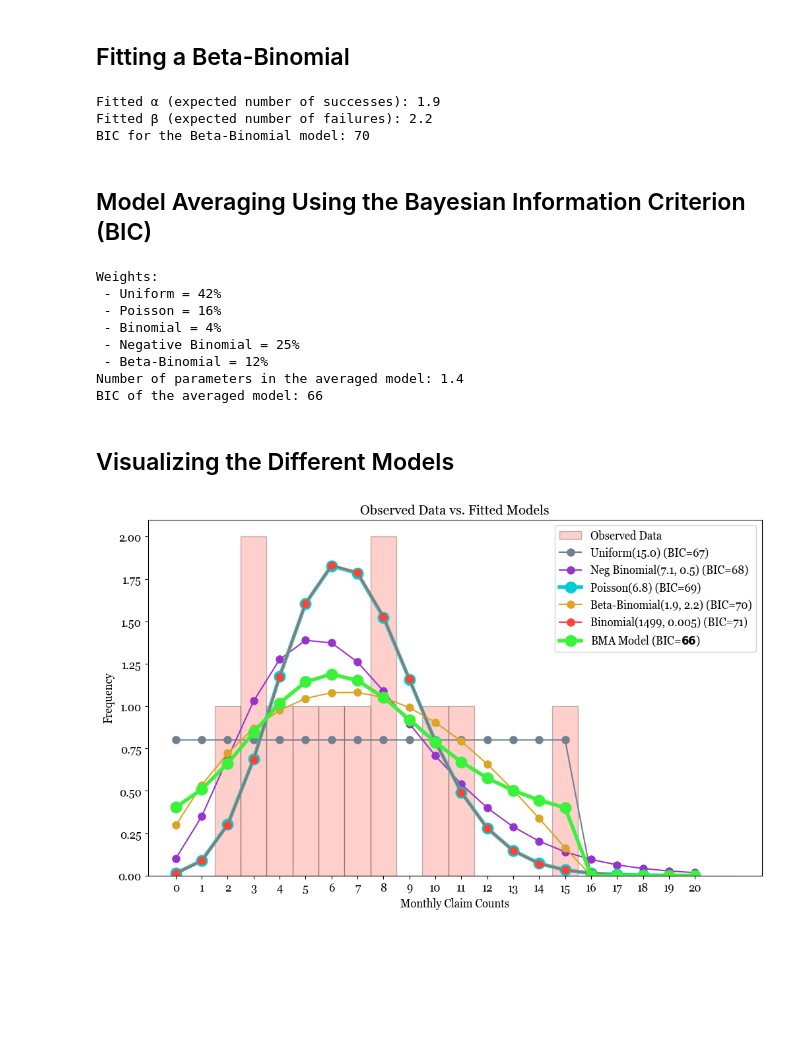
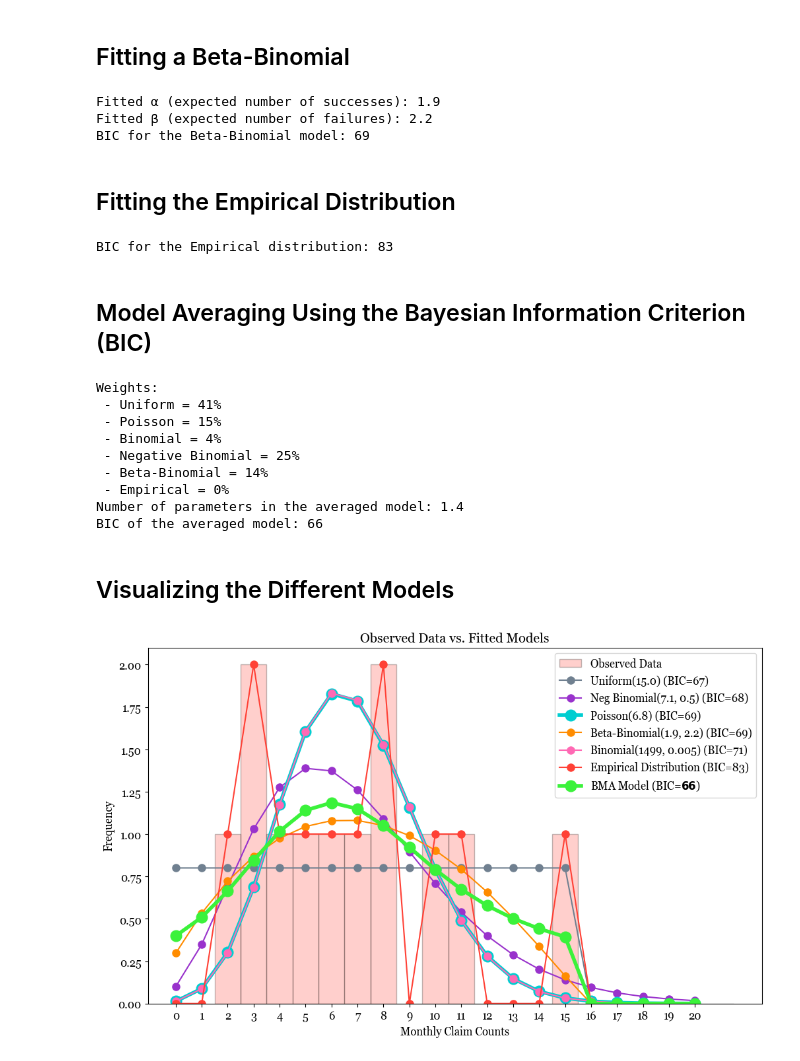
Before and after one commit to AlexFiliakov/bayesian-case-study, a Jupyter notebook: bayesian_case_study.ipynb, the cells around one changed output. Cells and saved outputs as stored; diff of their text form; code cells hidden in the pictures; blank space fills up the shorter version.

Commit message:
added empirical distribution

```diff
--- a/bayesian_case_study.ipynb
+++ b/bayesian_case_study.ipynb
@@ -298,7 +298,7 @@ log_likelihood_bb = -neg_log_likelihood_bb((alpha_bb_fitted, beta_bb_fitted), y)
 
 # Number of parameters (k) and number of data points (n)
 k = 2
-n = max(y)
+n = len(y)
 
 # Calculate BIC
 bic_bb = k * np.log(n) - 2 * log_likelihood_bb
@@ -307,12 +307,42 @@ print("BIC for the Beta-Binomial model:", int(bic_bb))
 # %% [output]
 Fitted α (expected number of successes): 1.9
 Fitted β (expected number of failures): 2.2
-BIC for the Beta-Binomial model: 70
+BIC for the Beta-Binomial model: 69
+# %% [markdown]
+## Fitting the Empirical Distribution
+# %%
+import numpy as np
+from collections import Counter
+
+# Calculate the frequency of each value in the observed data
+frequency_counts = Counter(y)
+
+# Normalize the frequencies to get probabilities
+total_count = sum(frequency_counts.values())
+probabilities = {k: v / total_count for k, v in frequency_counts.items()}
+
+# Create the predictive distribution
+def predictive_distribution(value):
+    return probabilities.get(value, 0)
+
+# Calculate the log-likelihood of the observed data
+log_likelihood = np.sum([np.log(predictive_distribution(val)) for val in y])
+
+# Number of parameters (k) and number of data points (n)
+k = len(y)
+n = len(y)
+
+# Calculate BIC
+bic_emp = k * np.log(n) - 2 * log_likelihood
+
+print("BIC for the Empirical distribution:",  int(bic_emp))
+# %% [output]
+BIC for the Empirical distribution: 83
 # %% [markdown]
 ## Model Averaging Using the Bayesian Information Criterion (BIC)
 # %%
 # Calculate the weights for each model based on their BIC values
-bic_values = np.array([bic_uniform, bic_poi, bic_binom, bic_nb, bic_bb])
+bic_values = np.array([bic_uniform, bic_poi, bic_binom, bic_nb, bic_bb, bic_emp])
 min_bic = np.min(bic_values)
 delta_bic = bic_values - min_bic
 weights = np.exp(-0.5 * delta_bic) / np.sum(np.exp(-0.5 * delta_bic))
@@ -324,6 +354,7 @@ print(f" - Poisson = {int(round(weights[1], 2)*100)}%")
 print(f" - Binomial = {int(round(weights[2], 2)*100)}%")
 print(f" - Negative Binomial = {int(round(weights[3], 2)*100)}%")
 print(f" - Beta-Binomial = {int(round(weights[4], 2)*100)}%")
+print(f" - Empirical = {int(round(weights[5], 2)*100)}%")
 
 # Calculate the weighted average of the models
 x = np.arange(0, max(y) + 1)
@@ -344,12 +375,16 @@ nbinom_pmf = nbinom.pmf(x, r_nb_fitted, p_nb_fitted)
 # Beta-Binomial PMF
 beta_binom_pmf = beta_binomial_pmf(x, max(y), alpha_bb_fitted, beta_bb_fitted)
 
+# Empirical PMF
+empirical_pmf = np.array([predictive_distribution(val) for val in x])
+
 # Weighted average PMF
 average_pmf = (weights[0] * uniform_pmf_values +
                weights[1] * poisson_pmf +
                weights[2] * binomial_pmf +
                weights[3] * nbinom_pmf +
-               weights[4] * beta_binom_pmf)
+               weights[4] * beta_binom_pmf +
+               weights[5] * empirical_pmf)
 
 # Calculate the log-likelihood of the averaged model
 log_likelihood_bma = np.sum(np.log(average_pmf[y]))
@@ -360,13 +395,15 @@ num_parameters_poi = 1  # Poisson
 num_parameters_binom = 2  # Binomial
 num_parameters_nb = 2   # Negative Binomial
 num_parameters_bb = 2   # Beta-Binomial
+num_parameters_emp = len(y)  # Empirical
 
 # Calculate the weighted average of the number of parameters
 num_parameters = (weights[0] * num_parameters_uniform +
                   weights[1] * num_parameters_poi +
                   weights[2] * num_parameters_binom +
                   weights[3] * num_parameters_nb +
-                  weights[4] * num_parameters_bb)
+                  weights[4] * num_parameters_bb +
+                  weights[5] * num_parameters_emp)
 
 print(f"Number of parameters in the averaged model: {round(num_parameters,1)}")
 
@@ -379,11 +416,12 @@ bic_averaged_model = num_parameters * np.log(n) - 2 * log_likelihood_bma
 print(f"BIC of the averaged model: {int(bic_averaged_model)}")
 # %% [output]
 Weights:
- - Uniform = 42%
- - Poisson = 16%
+ - Uniform = 41%
+ - Poisson = 15%
  - Binomial = 4%
  - Negative Binomial = 25%
- - Beta-Binomial = 12%
+ - Beta-Binomial = 14%
+ - Empirical = 0%
 Number of parameters in the averaged model: 1.4
 BIC of the averaged model: 66
 # %% [markdown]
@@ -411,33 +449,39 @@ nbinom_pmf = nbinom.pmf(x, r_nb_fitted, p_nb_fitted) * len(y)
 
 # Overlay the fitted Negative Binomial distribution
 plt.plot(x, nbinom_pmf, 'o-', label=f'Neg Binomial({round(r_nb_fitted,1)}, {round(p_nb_fitted,1)}) (BIC={int(bic_nb)})', color='#9932CC', markersize=8)
 
 # Overlay the fitted Poisson distribution
 poisson_pmf = poisson.pmf(x, mean_y) * len(y)
 plt.plot(x, poisson_pmf, 'o-', label=f'Poisson({round(mean_y,1)}) (BIC={int(bic_poi)})', color='#00CED1', markersize=12, linewidth=4)
 
 # Calculate the expected Beta-Binomial probabilities
 beta_binom_pmf = beta_binomial_pmf(x, max(y), alpha_bb_fitted, beta_bb_fitted) * len(y)
 
 # Overlay the fitted Beta-Binomial distribution
-plt.plot(x, beta_binom_pmf, 'o-', label=f'Beta-Binomial({round(alpha_bb_fitted,1)}, {round(beta_bb_fitted,1)}) (BIC={int(bic_bb)})', color='#DAA520', markersize=8)
+plt.plot(x, beta_binom_pmf, 'o-', label=f'Beta-Binomial({round(alpha_bb_fitted,1)}, {round(beta_bb_fitted,1)}) (BIC={int(bic_bb)})', color='#FF8C00', markersize=8)
 
 # Calculate the expected Binomial probabilities
 binom_pmf = binom.pmf(x, n_fitted_binom, p_fitted_binom) * len(y)
 
 # Overlay the fitted Binomial distribution
-plt.plot(x, binom_pmf, 'o-', label=f'Binomial({n_fitted_binom}, {round(p_fitted_binom, 3)}) (BIC={int(bic_binom)})', color='#FF4136', markersize=8)
+plt.plot(x, binom_pmf, 'o-', label=f'Binomial({n_fitted_binom}, {round(p_fitted_binom, 3)}) (BIC={int(bic_binom)})', color='#FF69B4', markersize=8)
+
+# Calculate the empirical probabilities
+empirical_pmf = np.array([frequency_counts.get(val, 0) / total_count for val in x]) * len(y)
+
+# Overlay the empirical distribution
+plt.plot(x, empirical_pmf, 'o-', label=f'Empirical Distribution (BIC={int(bic_emp)})', color='#FF4136', markersize=8)
 
 # Overlay the weighted average model (unhighlighted color is #32CD32)
 plt.plot(x, np.pad(average_pmf, (0, 5), 'constant') * len(y), 'o-', label=f'BMA Model (BIC=$\\mathbf{{{int(bic_averaged_model)}}}$)', color='#3BF23B', markersize=12, linewidth=4)
 
 # Set x-axis labels for every element
 plt.xticks(np.arange(0, 21))
 
 plt.title('Observed Data vs. Fitted Models')
 plt.xlabel('Monthly Claim Counts')
 plt.ylabel('Frequency')
 plt.legend()
 plt.show()
 # %% [output]
-[figure, old version]
+[figure, new version]
```
Also changed, not shown: 2 other files.
